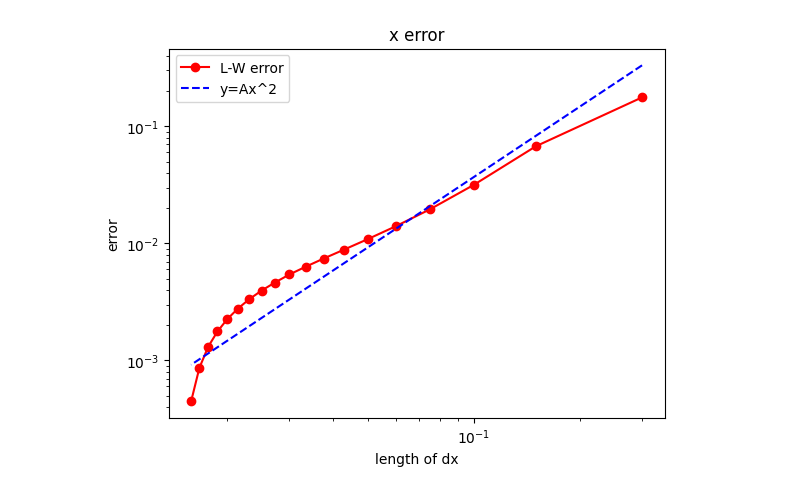
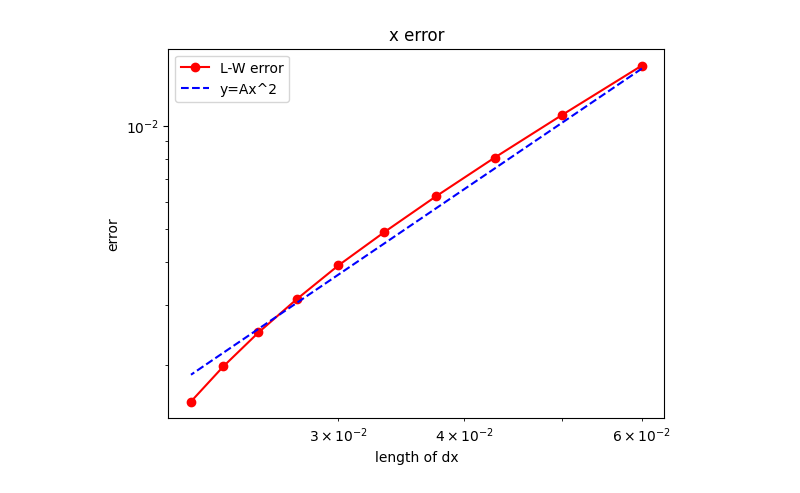
Before and after one commit to yibo-wong/cfd, a Jupyter notebook: HW4.ipynb, the cells around one changed output. Cells and saved outputs as stored; diff of their text form; code cells hidden in the pictures.

```diff
--- a/HW4.ipynb
+++ b/HW4.ipynb
@@ -15,7 +15,7 @@ def lax_wen(Nx, Nt, a, mu):
     d = mu*dt/(dx**2)
     for n in range(Nt-1):
         for i in range(1, Nx-1):
-            u[n+1, i] = u[n, i] - 0.5*c*(dt/dx)*(u[n, i+1] - u[n, i-1]) + \
+            u[n+1, i] = u[n, i] - 0.5*c*(u[n, i+1] - u[n, i-1]) + \
                 (d+c**2/2)*(u[n, i+1] - 2*u[n, i] + u[n, i-1])
         u[n+1, 0] = u[n+1, -2]
         u[n+1, -1] = u[n+1, 1]
@@ -74,22 +74,22 @@ f_hd = value(u_hd, nx, nt)
 # %%
 # test x order
-x_list = list(range(10, 200, 10))
+x_list = list(range(50, 150, 10))
 err_x = []
 for nnx in x_list:
     u = lax_wen(nnx, 2000, 1, 0.1)
     err_x.append(error(u, nnx, 2000, f_hd))
     # print(nnx)
 dx_list = np.array([3/i for i in x_list])
 plt.loglog(dx_list, np.array(err_x), "-ro",label="L-W error")
-dx_reference = dx_list**2*np.exp(-3.3)
+dx_reference = dx_list**2*np.exp(-3.2)
 plt.loglog(dx_list, 100*dx_reference, "b--",label="y=Ax^2")
 plt.title('x error')
 plt.xlabel('length of dx')
 plt.ylabel('error')
 plt.legend()
 plt.show()
 # %% [output]
-[figure, old version]
+[figure, new version]
 # %%
 # test x order
 t_list = list(range(1000, 1500, 50))
```
Also changed, not shown: parts of 3 cells of this notebook, 18 other files.
